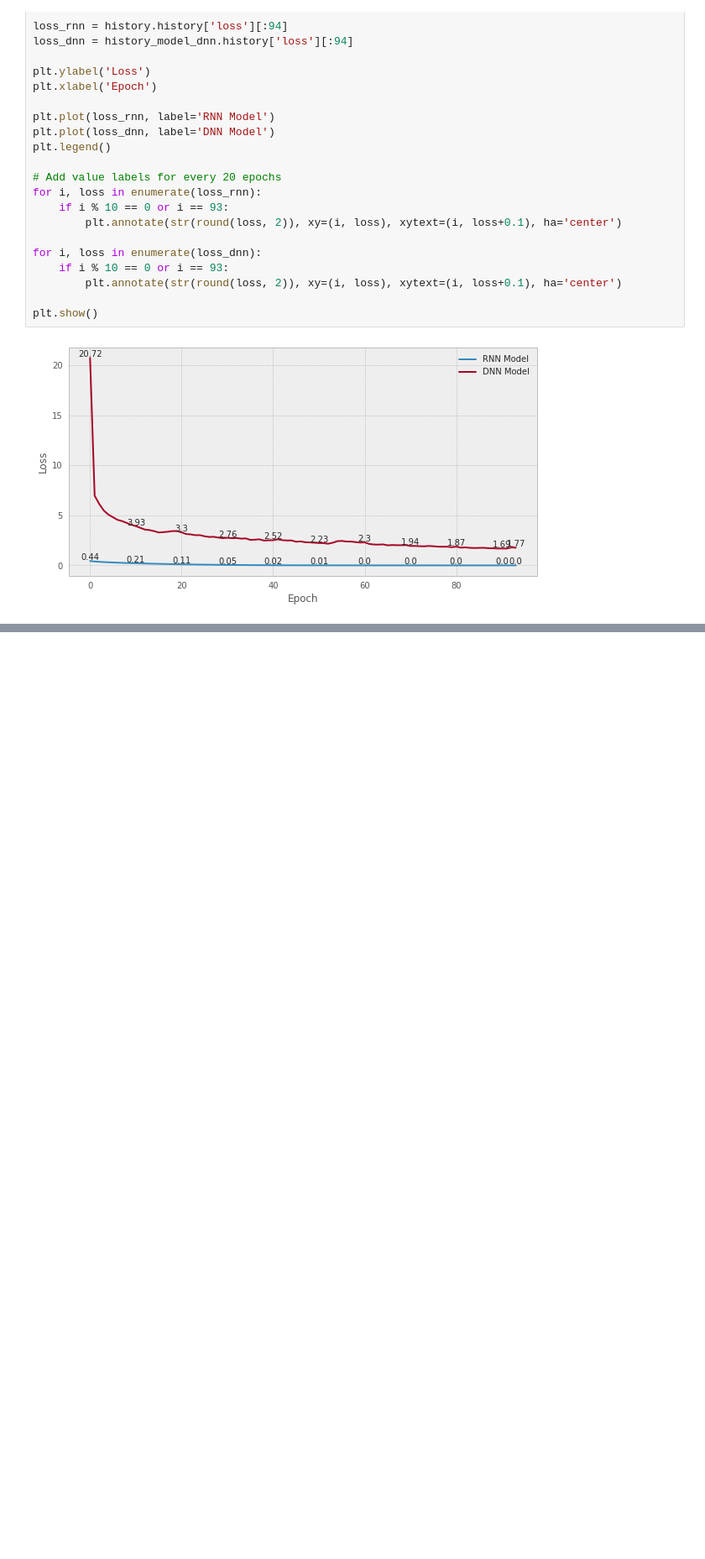
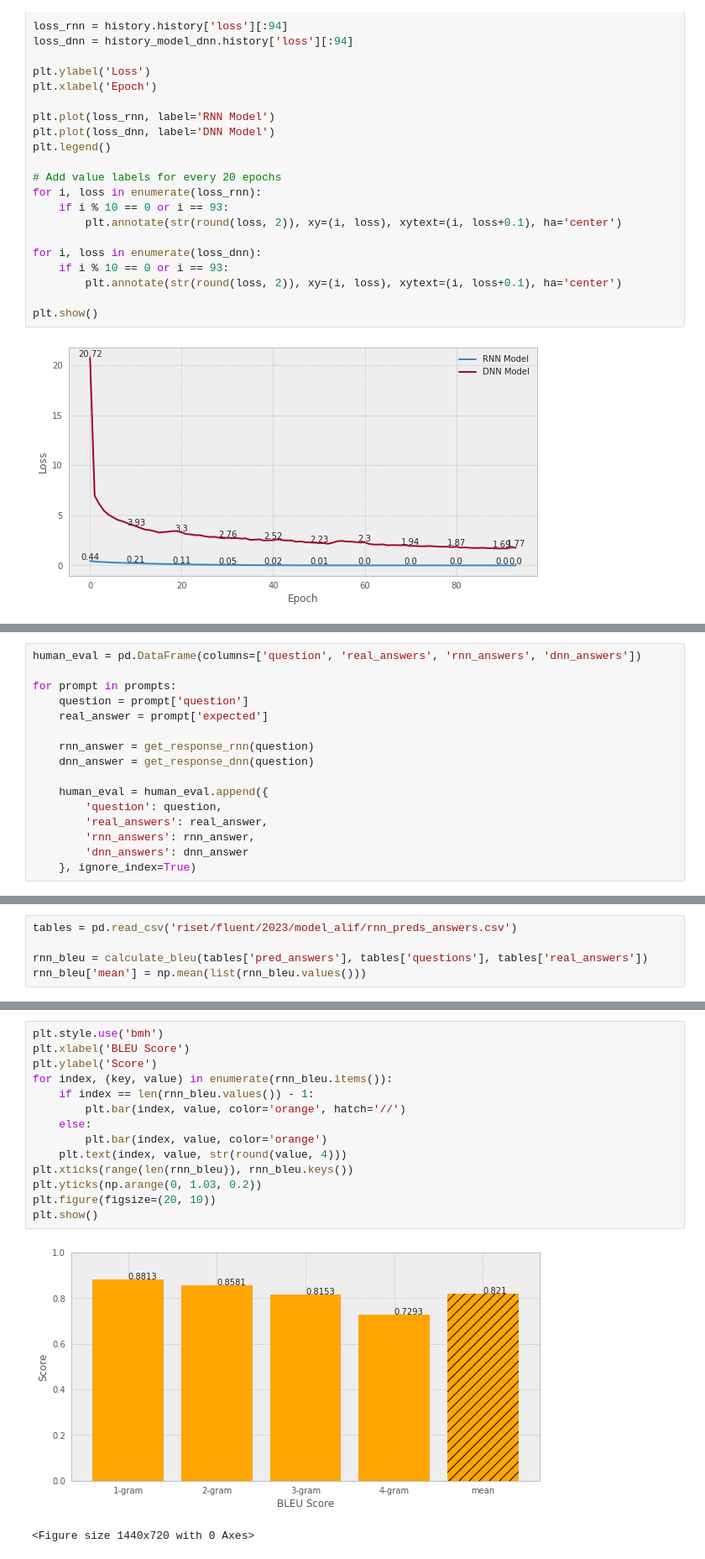
Before and after one commit to AndiAlifs/FLUENT-Chatbot-2023, a Jupyter notebook: fluent_v1.2-CombinedDNNdanRNN.ipynb, the cells around one changed output, grey strips where cells are left out. Shown at 84% size. Drawn from its saved outputs; the diff is of its cells as text; blank space fills up the shorter version.

```diff
--- a/fluent_v1.2-CombinedDNNdanRNN.ipynb
+++ b/fluent_v1.2-CombinedDNNdanRNN.ipynb
@@ -472,0 +504,16 @@ plt.show()
+# %%
+human_eval = pd.DataFrame(columns=['question', 'real_answers', 'rnn_answers', 'dnn_answers'])
+
+for prompt in prompts:
+    question = prompt['question']
+    real_answer = prompt['expected']
+
+    rnn_answer = get_response_rnn(question)
+    dnn_answer = get_response_dnn(question)
+
+    human_eval = human_eval.append({
+        'question': question,
+        'real_answers': real_answer,
+        'rnn_answers': rnn_answer,
+        'dnn_answers': dnn_answer
+    }, ignore_index=True)
@@ -472,0 +566,5 @@ plt.show()
+# %%
+tables = pd.read_csv('riset/fluent/2023/model_alif/rnn_preds_answers.csv')
+
+rnn_bleu = calculate_bleu(tables['pred_answers'], tables['questions'], tables['real_answers'])
+rnn_bleu['mean'] = np.mean(list(rnn_bleu.values()))
@@ -472,0 +587,17 @@ plt.show()
+# %%
+plt.style.use('bmh')
+plt.xlabel('BLEU Score')
+plt.ylabel('Score')
+for index, (key, value) in enumerate(rnn_bleu.items()):
+    if index == len(rnn_bleu.values()) - 1:
+        plt.bar(index, value, color='orange', hatch='//')
+    else:
+        plt.bar(index, value, color='orange')
+    plt.text(index, value, str(round(value, 4)))
+plt.xticks(range(len(rnn_bleu)), rnn_bleu.keys())
+plt.yticks(np.arange(0, 1.03, 0.2))
+plt.figure(figsize=(20, 10))
+plt.show()
+# %% [output]
+[figure, added]
+<Figure size 1440x720 with 0 Axes>
```
Also changed, not shown: parts of 23 cells of this notebook, 4 other files.
